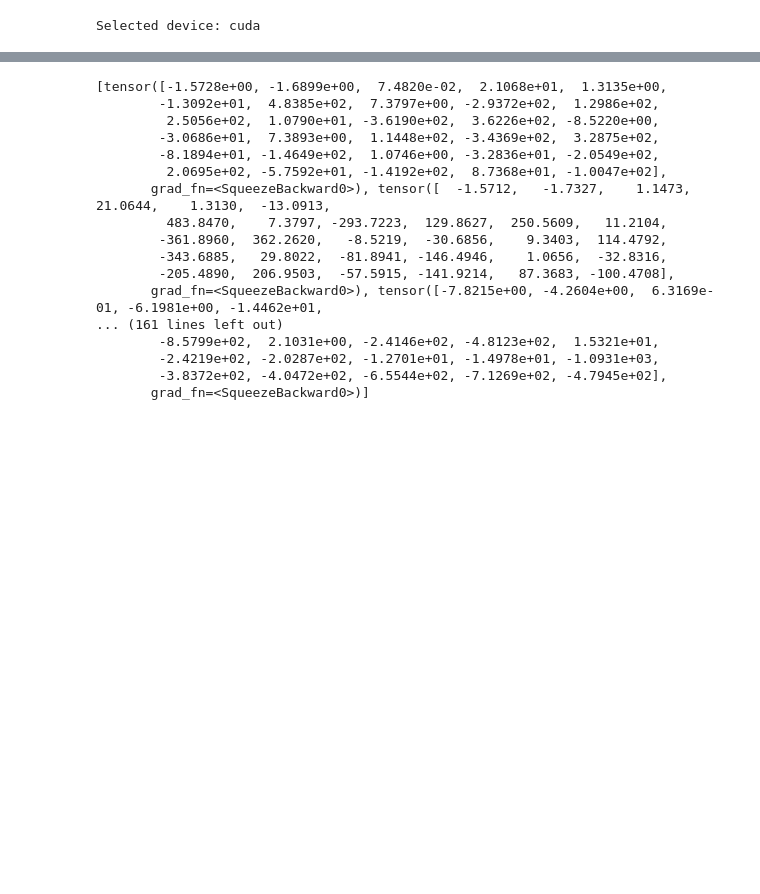
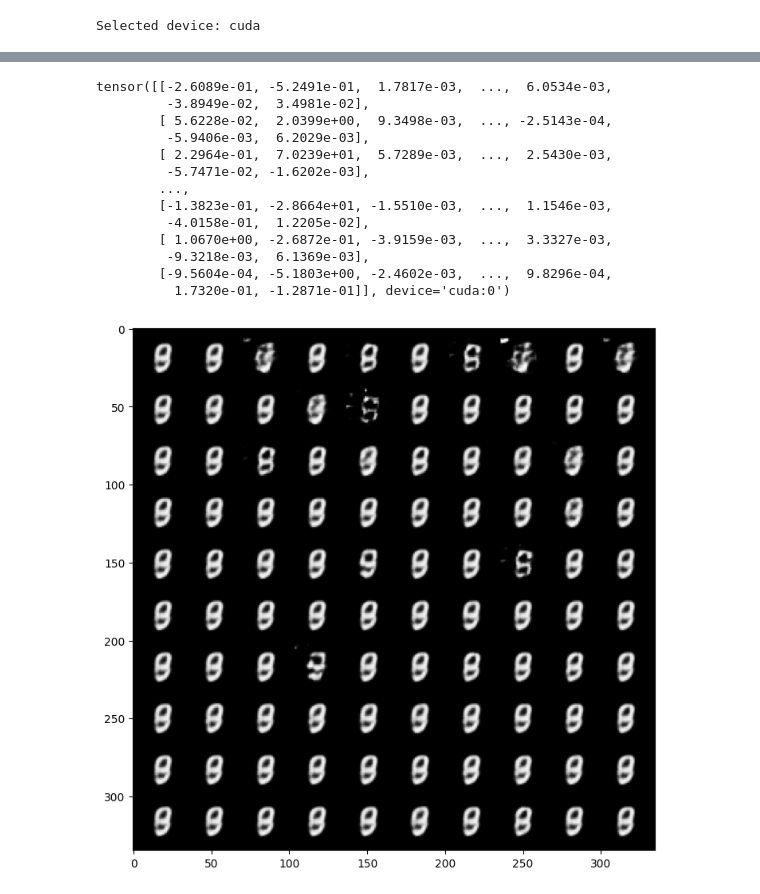
Before and after one commit to advait/vae-mnist, a Jupyter notebook: rohan.ipynb, the cells around one changed output, grey strips where cells are left out. Saved outputs shown, nothing was run; the diff lists cells and outputs as text; code cells hidden in the pictures; blank space fills up the shorter version.

```diff
--- a/rohan.ipynb
+++ b/rohan.ipynb
@@ -256,40 +253,51 @@ with torch.no_grad():
 # %%
-zero_indicies = [i for i, label in enumerate(train_dataset.targets) if label == 0]
-zero_data = [train_dataset.data[i] for i in zero_indicies]
+zeroes = [
+    train_dataset.data[i]
+    for i, label in enumerate(train_dataset.targets)
+    if label == 0
+]
+zeroes = zeroes[:100]
+zeroes = einops.rearrange(torch.stack(zeroes).type(torch.float32), "b h w -> b 1 h w")
+zeroes.to(device)
+with torch.no_grad():
+    vae.eval()
+    _, mu, log_var = vae.encoder(zeroes)
 
-def display(images):
-    fig, axs = plt.subplots(10, 10, figsize=(10, 10))
-    for i, image in enumerate(images):
-        axs[i // 10, i % 10].imshow(image, cmap="gray")
+    # Average mu and log_var for zeroes in our dataset
+    mu_avg = einops.reduce(mu, "b mu -> mu", "mean").cpu()
+    log_var_avg = einops.reduce(log_var, "b l -> l", "mean").cpu()
+    std_avg = log_var.cpu().mul(0.5).exp_()
+
+    # Generate a bunch of zeroes from latent sampling
+    esp = torch.randn(100, latent_dims, dtype=torch.float32)
+    z = (esp.mul(std_avg).add(esp / 200)).to(device)
+    print(z)
+
+    img_recon = vae.decoder(z)
+    img_recon = img_recon.cpu()
+
+    fig, ax = plt.subplots(figsize=(20, 8.5))
+    show_image(torchvision.utils.make_grid(img_recon.data, 10, 5))
     plt.show()
-#display(zero_data[:100])
 
-def inspect_image(image):
-    image_tensor = torch.tensor(image, dtype=torch.float32, device=device)
-    image_tensor = image_tensor.unsqueeze(0)
-    image_tensor = image_tensor.unsqueeze(0)
 
-    vae.eval()
-    z, mu, log_var = vae.encoder(image_tensor)
-    print([x.cpu().squeeze() for x in (z, mu, log_var)])
-
-for image in zero_data[:10]:
-    inspect_image(image)
+# def display(images):
+#     fig, axs = plt.subplots(10, 10, figsize=(10, 10))
+#     for i, image in enumerate(images):
+#         axs[i // 10, i % 10].imshow(image, cmap="gray")
+#     plt.show()
 # %% [output]
-[tensor([-1.5728e+00, -1.6899e+00,  7.4820e-02,  2.1068e+01,  1.3135e+00,
-        -1.3092e+01,  4.8385e+02,  7.3797e+00, -2.9372e+02,  1.2986e+02,
-         2.5056e+02,  1.0790e+01, -3.6190e+02,  3.6226e+02, -8.5220e+00,
-        -3.0686e+01,  7.3893e+00,  1.1448e+02, -3.4369e+02,  3.2875e+02,
-        -8.1894e+01, -1.4649e+02,  1.0746e+00, -3.2836e+01, -2.0549e+02,
-         2.0695e+02, -5.7592e+01, -1.4192e+02,  8.7368e+01, -1.0047e+02],
-       grad_fn=<SqueezeBackward0>), tensor([  -1.5712,   -1.7327,    1.1473,   21.0644,    1.3130,  -13.0913,
-         483.8470,    7.3797, -293.7223,  129.8627,  250.5609,   11.2104,
-        -361.8960,  362.2620,   -8.5219,  -30.6856,    9.3403,  114.4792,
-        -343.6885,   29.8022,  -81.8941, -146.4946,    1.0656,  -32.8316,
-        -205.4890,  206.9503,  -57.5915, -141.9214,   87.3683, -100.4708],
-       grad_fn=<SqueezeBackward0>), tensor([-7.8215e+00, -4.2604e+00,  6.3169e-01, -6.1981e+00, -1.4462e+01,
-... (161 lines left out)
-        -8.5799e+02,  2.1031e+00, -2.4146e+02, -4.8123e+02,  1.5321e+01,
-        -2.4219e+02, -2.0287e+02, -1.2701e+01, -1.4978e+01, -1.0931e+03,
-        -3.8372e+02, -4.0472e+02, -6.5544e+02, -7.1269e+02, -4.7945e+02],
-       grad_fn=<SqueezeBackward0>)]
+tensor([[-2.6089e-01, -5.2491e-01,  1.7817e-03,  ...,  6.0534e-03,
+         -3.8949e-02,  3.4981e-02],
+        [ 5.6228e-02,  2.0399e+00,  9.3498e-03,  ..., -2.5143e-04,
+         -5.9406e-03,  6.2029e-03],
+        [ 2.2964e-01,  7.0239e+01,  5.7289e-03,  ...,  2.5430e-03,
+         -5.7471e-02, -1.6202e-03],
+        ...,
+        [-1.3823e-01, -2.8664e+01, -1.5510e-03,  ...,  1.1546e-03,
+         -4.0158e-01,  1.2205e-02],
+        [ 1.0670e+00, -2.6872e-01, -3.9159e-03,  ...,  3.3327e-03,
+         -9.3218e-03,  6.1369e-03],
+        [-9.5604e-04, -5.1803e+00, -2.4602e-03,  ...,  9.8296e-04,
+          1.7320e-01, -1.2871e-01]], device='cuda:0')
+[figure, added]
```
Also changed, not shown: parts of 7 cells of this notebook, 1 other file.
